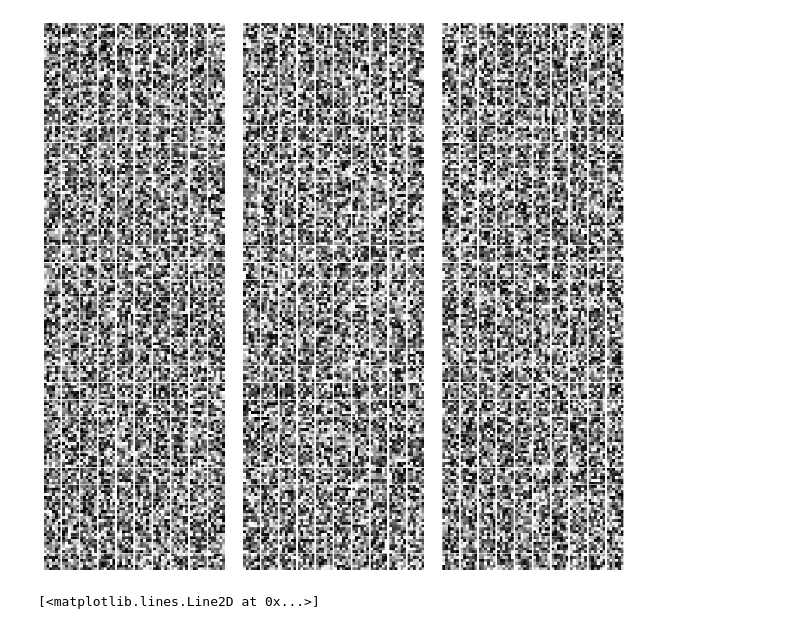
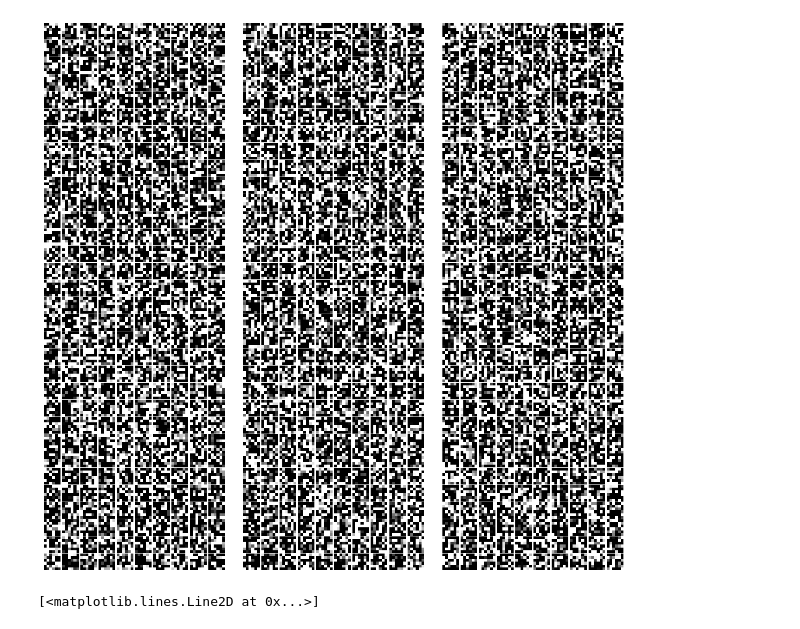
Before and after one commit to Amuoeba/CapsuleNetwork, a Jupyter notebook: PyTorchTest/MatplotLib tutorial.ipynb, the cells around one changed output. Saved outputs shown, nothing was run; the diff lists cells and outputs as text; code cells hidden in the pictures.

```diff
--- a/PyTorchTest/MatplotLib tutorial.ipynb
+++ b/PyTorchTest/MatplotLib tutorial.ipynb
@@ -78,35 +78,35 @@ L_min = 0
 loffset = 1/L_max
 koffset = 1/K_max
 
 coppies  = 3
 spacing = L_max + L_max * loffset + 1
 
 ax = plt.subplot(111)
 plt.setp(ax, 'frame_on', False)
 ax.set_ylim([0, (K_max-K_min)+K_max*koffset])
 ax.set_xlim([0, ((L_max - L_min)+L_max*loffset + 1)*coppies])
 ax.set_xticks([])
 ax.set_yticks([])
 ax.grid(False)
 
 
 for c in np.arange(0,coppies):
     for k in np.arange(K_min, K_max):
         for l in np.arange(L_min, L_max):
             da = np.array([np.random.uniform(-1,3,6) for _ in range(6)])
 
             x_start = l + l*loffset + c*spacing
             x_stop = l+1 + l*loffset + c*spacing
             y_start = k + k*koffset
             y_stop = k+1 + k*koffset
 
-            ax.imshow(da,cmap="binary",extent=[x_start,x_stop,y_start,y_stop])
+            ax.imshow(da,cmap="binary",extent=[x_start,x_stop,y_start,y_stop],vmin=0,vmax=1)
 
 
 
 plt.savefig("/home/erik/Desktop/fast.jpg")
 # %% [output]
-[figure, old version]
+[figure, new version]
 # %%
 import matplotlib.pyplot as plt
 import numpy as np
```
Also changed, not shown: parts of 1 cell of this notebook, 4 other files.
